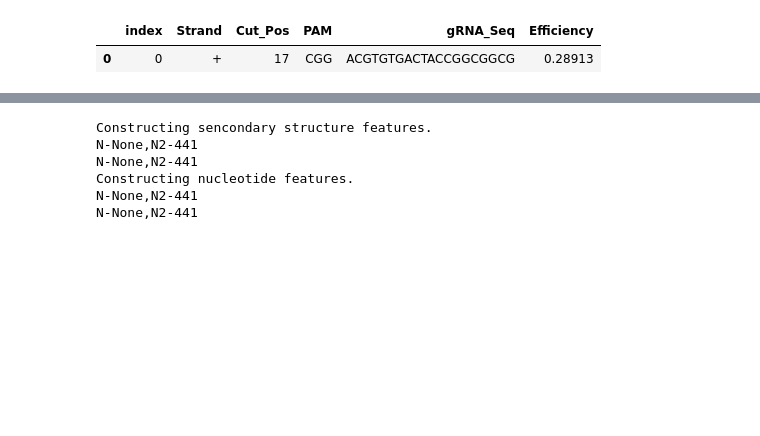
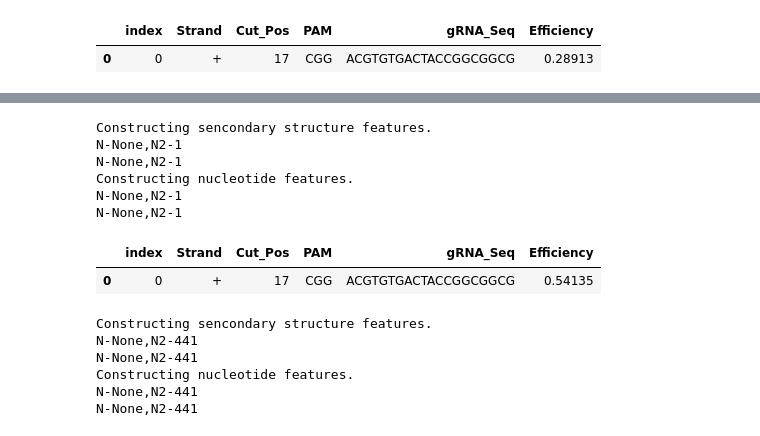
Before and after one commit to izhangcd/DeepHF, a Jupyter notebook: Demo.ipynb, the cells around one changed output, grey strips where cells are left out. Cells and saved outputs as stored; diff of their text form; code cells hidden in the pictures; blank space fills up the shorter version.

```diff
--- a/Demo.ipynb
+++ b/Demo.ipynb
@@ -58,3 +67,15 @@ N-None,N2-1
+# %%
+enzyme = 'wt_t7'
+effciency_predict('ACGTGTGACTACCGGCGGCGCGG',enzyme)
+# %% [output]
+Constructing sencondary structure features.
+N-None,N2-1
+N-None,N2-1
+Constructing nucleotide features.
+N-None,N2-1
+N-None,N2-1
+|  | index | Strand | Cut_Pos | PAM | gRNA_Seq | Efficiency |
+| 0 | 0 | + | 17 | CGG | ACGTGTGACTACCGGCGGCG | 0.54135 |
 # %%
 result = effciency_predict(seq.replace(os.linesep, ''), enzyme)
 # %% [output]
```
Also changed, not shown: parts of 2 cells of this notebook, 6 other files.
